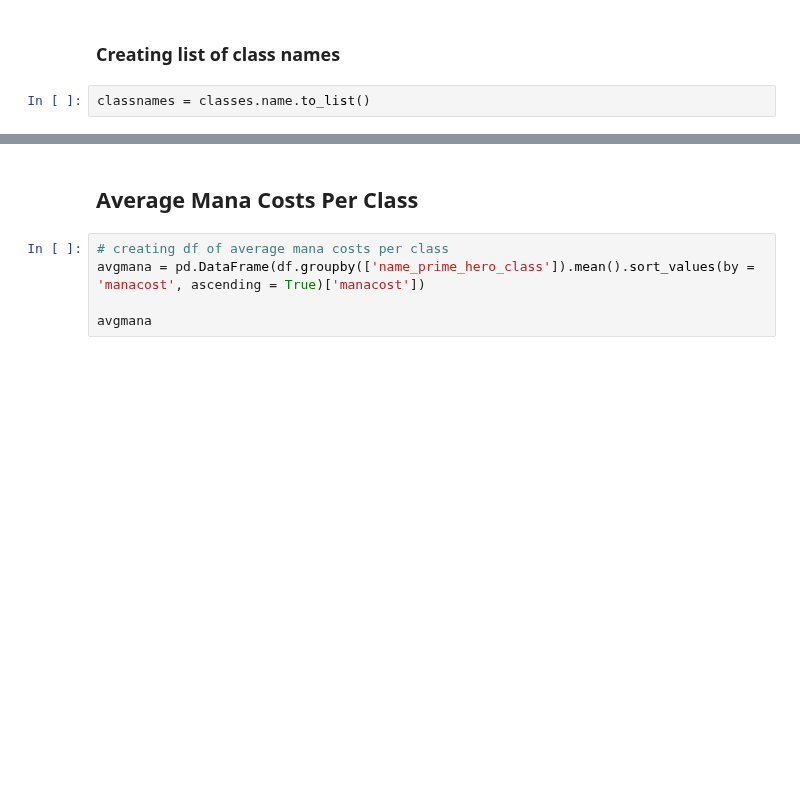
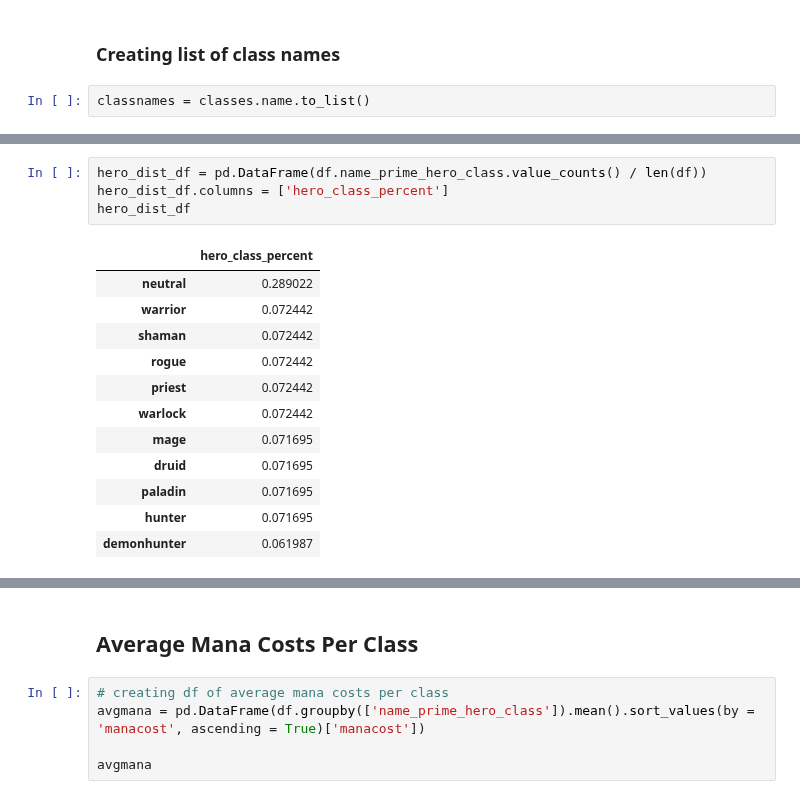
Before and after one commit to SamuelD-Data/hearthstone_project, a Jupyter notebook: hearthstone_project_notebook.ipynb, the cells around one changed output, grey strips where cells are left out. Saved outputs shown, nothing was run; the diff lists cells and outputs as text; blank space fills up the shorter version.

```diff
--- a/hearthstone_project_notebook.ipynb
+++ b/hearthstone_project_notebook.ipynb
@@ -565,0 +588,17 @@ classnames = classes.name.to_list()
+# %%
+hero_dist_df = pd.DataFrame(df.name_prime_hero_class.value_counts() / len(df))
+hero_dist_df.columns = ['hero_class_percent']
+hero_dist_df
+# %% [output]
+|  | hero_class_percent |
+| neutral | 0.289022 |
+| warrior | 0.072442 |
+| shaman | 0.072442 |
+| rogue | 0.072442 |
+| priest | 0.072442 |
+| warlock | 0.072442 |
+| mage | 0.071695 |
+| druid | 0.071695 |
+| paladin | 0.071695 |
+| hunter | 0.071695 |
+| demonhunter | 0.061987 |
```
Also changed, not shown: parts of 12 cells of this notebook.
